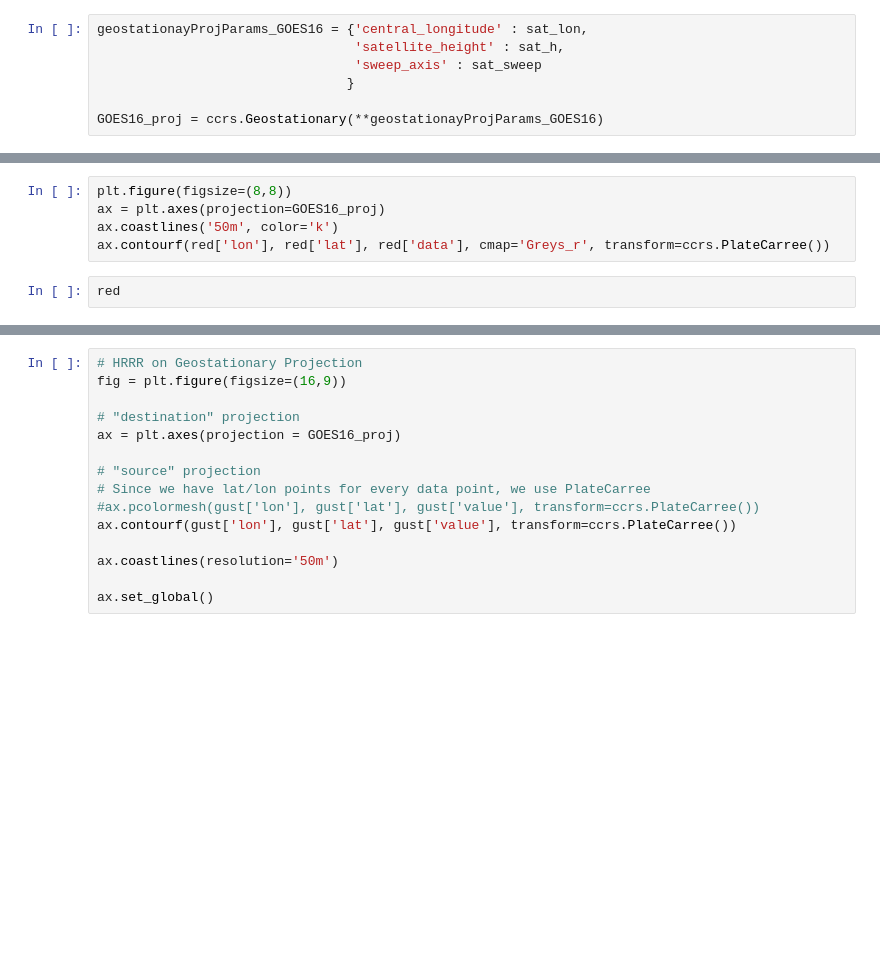
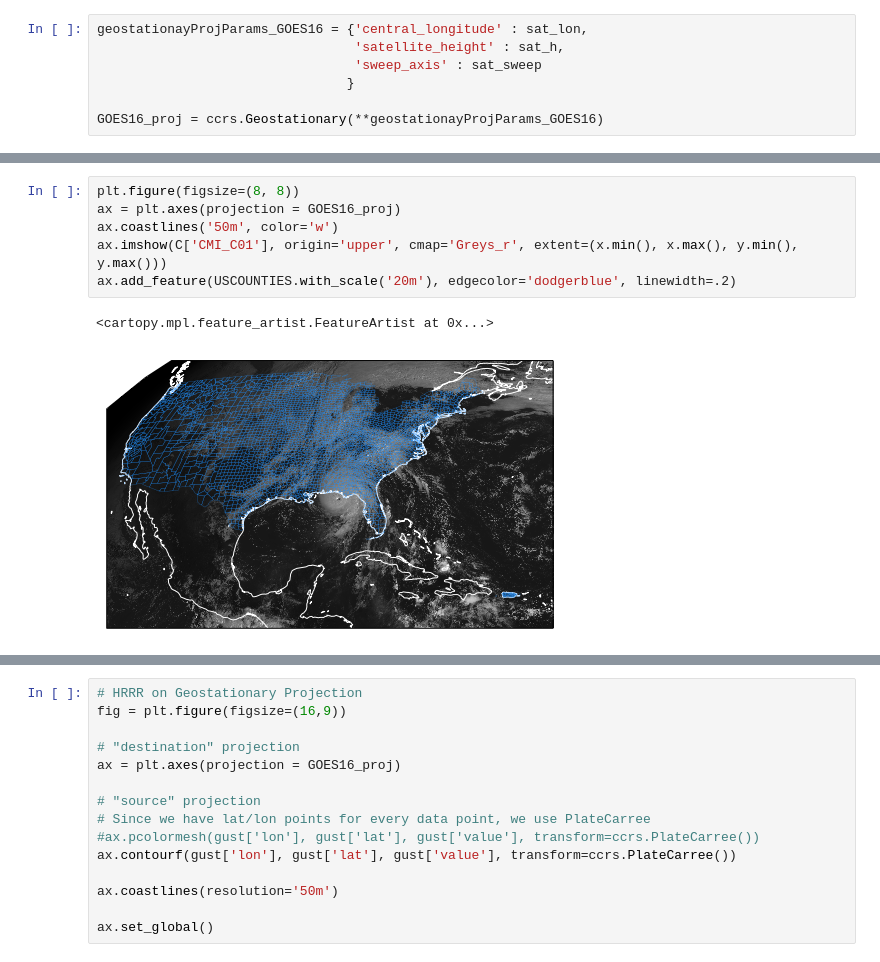
Before and after one commit to blaylockbk/pyBKB_v3, a Jupyter notebook: BB_maps/cartopy_tutorial.ipynb, the cells around one changed output, grey strips where cells are left out. Cells and saved outputs as stored; diff of their text form; blank space fills up the shorter version.

```diff
--- a/BB_maps/cartopy_tutorial.ipynb
+++ b/BB_maps/cartopy_tutorial.ipynb
@@ -136,7 +192,9 @@ red = np.load('./data/GOES_ABI_20181010-1438_C02.npy').item()
 # %%
-plt.figure(figsize=(8,8))
-ax = plt.axes(projection=GOES16_proj)
-ax.coastlines('50m', color='k')
-ax.contourf(red['lon'], red['lat'], red['data'], cmap='Greys_r', transform=ccrs.PlateCarree())
+plt.figure(figsize=(8, 8))
+ax = plt.axes(projection = GOES16_proj)
+ax.coastlines('50m', color='w')
+ax.imshow(C['CMI_C01'], origin='upper', cmap='Greys_r', extent=(x.min(), x.max(), y.min(), y.max()))
+ax.add_feature(USCOUNTIES.with_scale('20m'), edgecolor='dodgerblue', linewidth=.2)
+# %% [output]
+<cartopy.mpl.feature_artist.FeatureArtist at 0x...>
+[figure, added]
-# %%
-red
```
Also changed, not shown: parts of 33 cells of this notebook, 5 other files.
